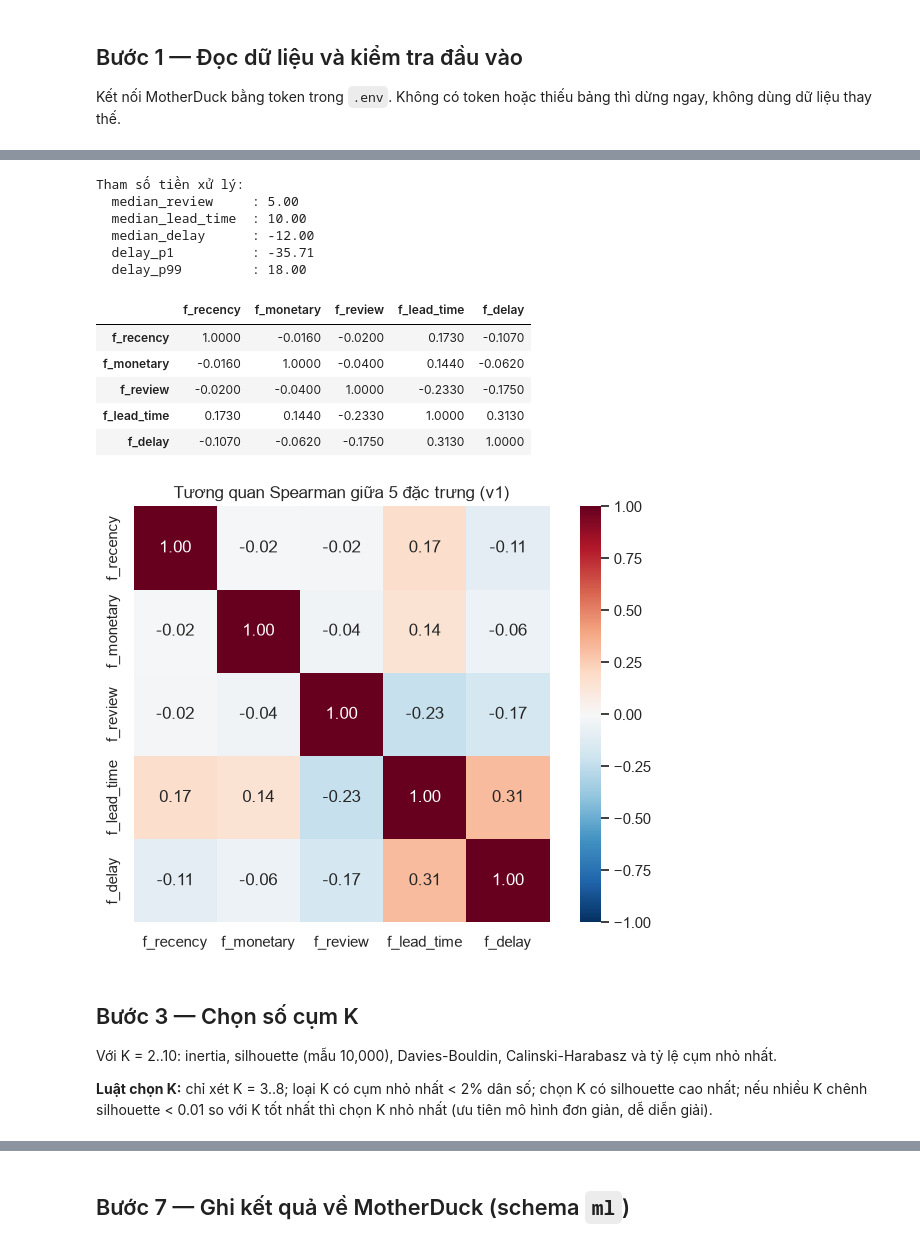
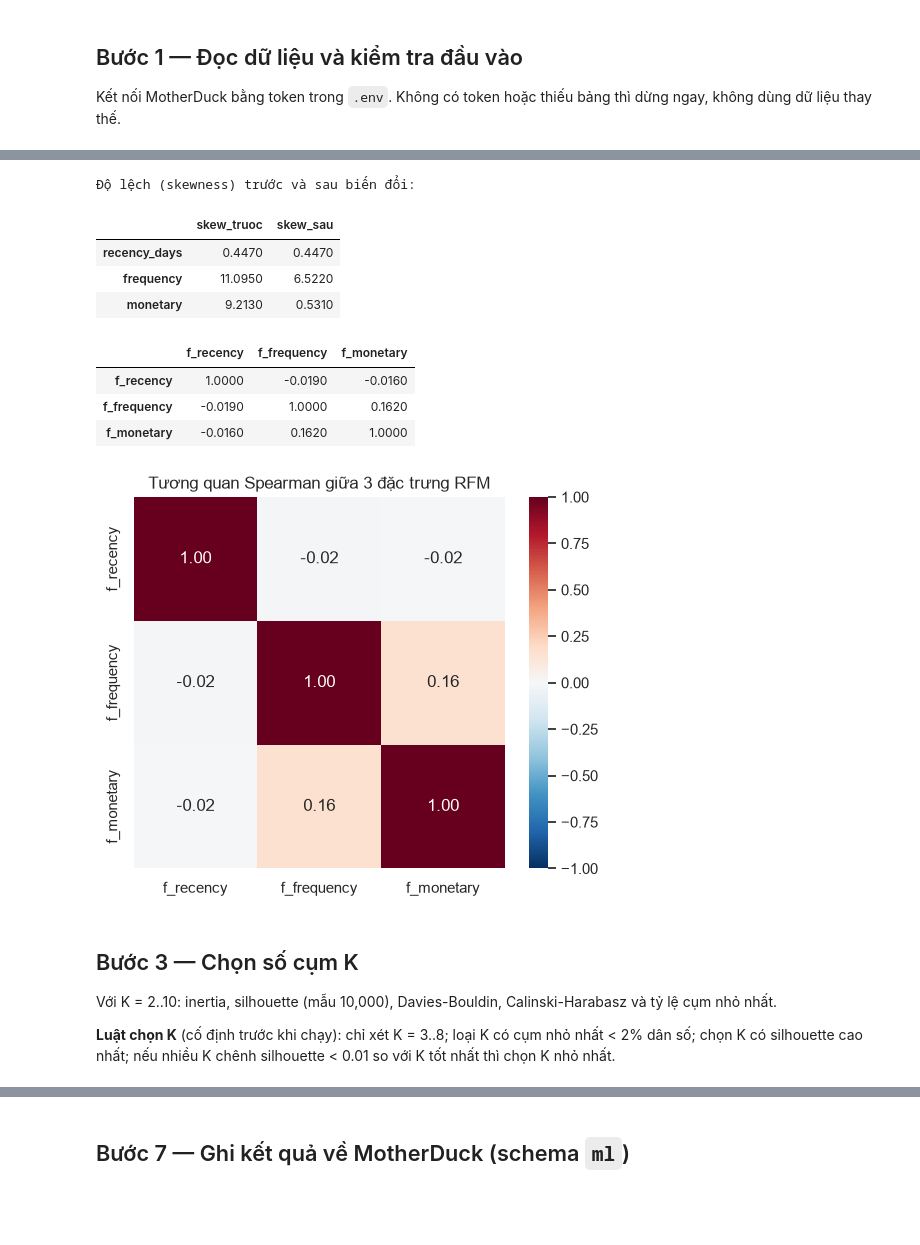
Before and after one commit to ngmaianhz/Data-Warehouse, a Jupyter notebook: notebooks/04_ml_clustering.ipynb, the cells around one changed output, grey strips where cells are left out. Cells and saved outputs as stored; diff of their text form; code cells hidden in the pictures; blank space fills up the shorter version.

```diff
--- a/notebooks/04_ml_clustering.ipynb
+++ b/notebooks/04_ml_clustering.ipynb
@@ -12,7 +16,6 @@ from datetime import datetime
 from pathlib import Path
 
 import duckdb
-import matplotlib
 import matplotlib.pyplot as plt
 import numpy as np
 import pandas as pd
@@ -20,21 +23,21 @@ import seaborn as sns
 import sklearn
 from dotenv import load_dotenv
 from sklearn.cluster import KMeans
-from sklearn.decomposition import PCA
 from sklearn.metrics import (adjusted_rand_score, calinski_harabasz_score,
                              davies_bouldin_score, silhouette_score)
 from sklearn.preprocessing import StandardScaler
 
 # ---- Cấu hình cố định ----
 RANDOM_STATE = 42
-FEATURE_SET_VERSION = "v1"
+FEATURE_SET_VERSION = "rfm_v1"
 K_RANGE = range(2, 11)          # đánh giá K = 2..10
 K_CHOICE_RANGE = (3, 8)         # chỉ chọn K trong 3..8
 MIN_CLUSTER_PCT = 2.0           # loại K có cụm nhỏ hơn 2% dân số
 SIL_SAMPLE = 10_000             # silhouette tính trên mẫu (O(n^2))
 N_INIT = 10
 ARI_THRESHOLD = 0.90
-INPUT_TABLE = "main_mart.mart_customer_360"
+RFM_TABLE = "main_mart.mart_customer_rfm"
+C360_TABLE = "main_mart.mart_customer_360"
 OUT_SCHEMA = "ml"
 EXPECTED_ROWS = 93_358
 
@@ -131,58 +138,42 @@ Sau đó chuẩn hóa bằng `StandardScaler`.
 # %%
-prep = {
-    "median_review": float(df["avg_review_score"].median()),
-    "median_lead_time": float(df["avg_lead_time_days"].median()),
-    "median_delay": float(df["avg_delivery_delay_days"].median()),
-}
-delay_filled = df["avg_delivery_delay_days"].fillna(prep["median_delay"])
-prep["delay_p1"] = float(delay_filled.quantile(0.01))
-prep["delay_p99"] = float(delay_filled.quantile(0.99))
-
 feat = pd.DataFrame({
-    "f_recency": np.log1p(df["recency_days"]),
-    "f_monetary": np.log1p(df["total_gmv"]),
-    "f_review": df["avg_review_score"].fillna(prep["median_review"]),
-    "f_lead_time": np.log1p(df["avg_lead_time_days"].fillna(prep["median_lead_time"])),
-    "f_delay": delay_filled.clip(prep["delay_p1"], prep["delay_p99"]),
+    "f_recency": df["recency_days"],
+    "f_frequency": np.log1p(df["frequency"]),
+    "f_monetary": np.log1p(df["monetary"]),
 })
 FEATURES = list(feat.columns)
-assert feat.notna().all().all()
 
-scaler = StandardScaler()
-X = scaler.fit_transform(feat.values)
+skew = pd.DataFrame({
+    "skew_truoc": [df["recency_days"].skew(), df["frequency"].skew(), df["monetary"].skew()],
+    "skew_sau": [feat[c].skew() for c in FEATURES],
+}, index=["recency_days", "frequency", "monetary"])
+print("Độ lệch (skewness) trước và sau biến đổi:")
+display(skew.round(3))
 
-print("Tham số tiền xử lý:")
-for k, v in prep.items():
-    print(f"  {k:<18}: {v:.2f}")
+X = StandardScaler().fit_transform(feat.values)
 
 corr = feat.corr(method="spearman")
 display(corr.round(3))
-
-fig, ax = plt.subplots(figsize=(6.5, 5))
+fig, ax = plt.subplots(figsize=(5.5, 4.5))
 sns.heatmap(corr, annot=True, fmt=".2f", cmap="RdBu_r", vmin=-1, vmax=1, ax=ax, square=True)
-ax.set_title("Tương quan Spearman giữa 5 đặc trưng (v1)")
-plt.tight_layout()
-fig.savefig(FIG_DIR / "01_feature_correlation.png", dpi=150)
-plt.show()
+ax.set_title("Tương quan Spearman giữa 3 đặc trưng RFM")
+plt.tight_layout(); fig.savefig(FIG_DIR / "01_feature_correlation.png", dpi=150); plt.show()
 # %% [output]
-Tham số tiền xử lý:
-  median_review     : 5.00
-  median_lead_time  : 10.00
-  median_delay      : -12.00
-  delay_p1          : -35.71
-  delay_p99         : 18.00
+Độ lệch (skewness) trước và sau biến đổi:
-|  | f_recency | f_monetary | f_review | f_lead_time | f_delay |
-| f_recency | 1.0000 | -0.0160 | -0.0200 | 0.1730 | -0.1070 |
-| f_monetary | -0.0160 | 1.0000 | -0.0400 | 0.1440 | -0.0620 |
-| f_review | -0.0200 | -0.0400 | 1.0000 | -0.2330 | -0.1750 |
-| f_lead_time | 0.1730 | 0.1440 | -0.2330 | 1.0000 | 0.3130 |
-| f_delay | -0.1070 | -0.0620 | -0.1750 | 0.3130 | 1.0000 |
+|  | skew_truoc | skew_sau |
+| recency_days | 0.4470 | 0.4470 |
+| frequency | 11.0950 | 6.5220 |
+| monetary | 9.2130 | 0.5310 |
+|  | f_recency | f_frequency | f_monetary |
+| f_recency | 1.0000 | -0.0190 | -0.0160 |
+| f_frequency | -0.0190 | 1.0000 | 0.1620 |
+| f_monetary | -0.0160 | 0.1620 | 1.0000 |
-[figure, old version]
+[figure, new version]
 # %% [markdown]
 ## Bước 3 — Chọn số cụm K
 Với K = 2..10: inertia, silhouette (mẫu 10,000), Davies-Bouldin, Calinski-Harabasz và tỷ lệ cụm nhỏ nhất.
 
-**Luật chọn K:** chỉ xét K = 3..8; loại K có cụm nhỏ nhất < 2% dân số; chọn K có silhouette cao nhất; nếu nhiều K chênh silhouette < 0.01 so với K tốt nhất thì chọn K nhỏ nhất (ưu tiên mô hình đơn giản, dễ diễn giải).
+**Luật chọn K** (cố định trước khi chạy): chỉ xét K = 3..8; loại K có cụm nhỏ nhất < 2% dân số; chọn K có silhouette cao nhất; nếu nhiều K chênh silhouette < 0.01 so với K tốt nhất thì chọn K nhỏ nhất.
 # %%
 records = []
 for k in K_RANGE:
```
Also changed, not shown: parts of 18 cells of this notebook, 20 other files.
